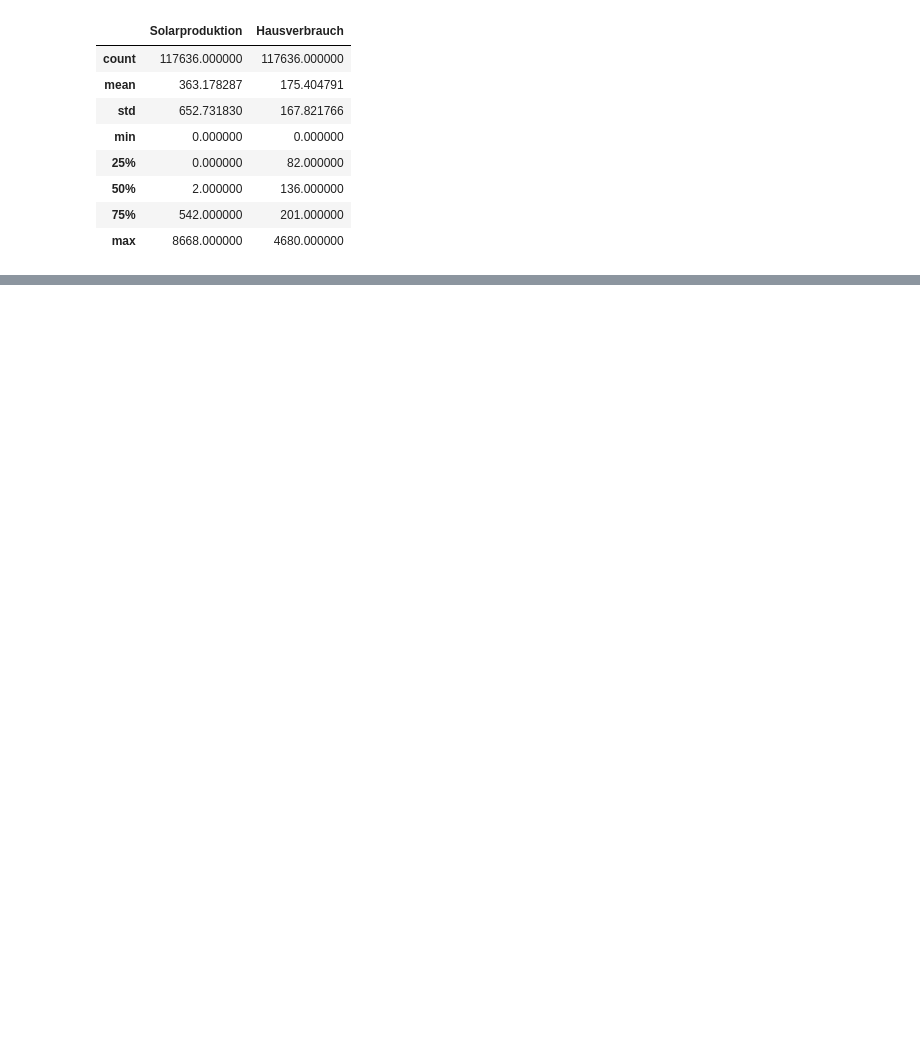
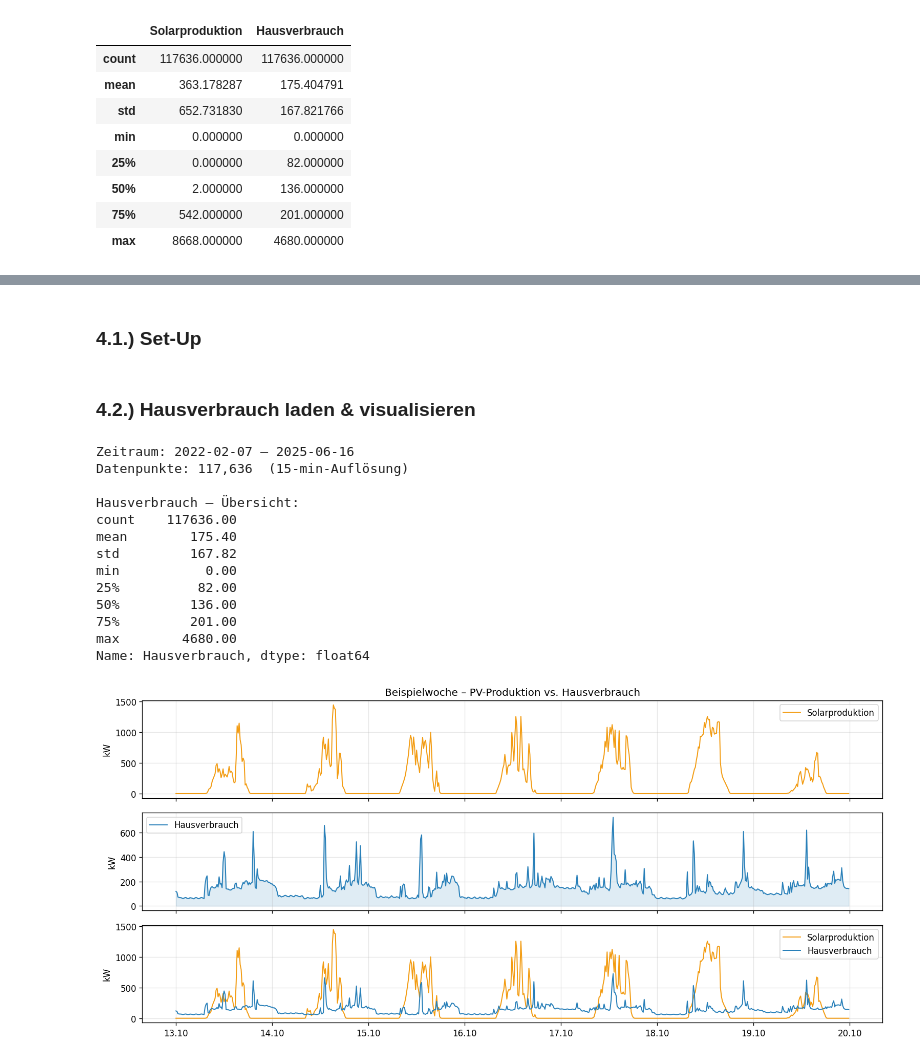
Before and after one commit to Anni075/KI-Project, a Jupyter notebook: notebooks/eda.ipynb, the cells around one changed output, grey strips where cells are left out. Drawn from its saved outputs; the diff is of its cells as text; code cells hidden in the pictures; blank space fills up the shorter version.

Commit message:
added Grundlastt-Analyse, Solarproduktion-Analyse, Vergleich

```diff
--- a/notebooks/eda.ipynb
+++ b/notebooks/eda.ipynb
@@ -108,0 +82,2 @@ plt.show()
+# %% [markdown]
+### 4.1.) Set-Up
@@ -108,0 +107,50 @@ plt.show()
+# %% [markdown]
+### 4.2.) Hausverbrauch laden & visualisieren
+# %%
+df = load_pv_data()
+df = add_time_features(df)
+print(f"Zeitraum: {df['timestamp'].min().date()} – {df['timestamp'].max().date()}")
+print(f"Datenpunkte: {len(df):,}  (15-min-Auflösung)")
+
+fig, axes = plt.subplots(3, 1, figsize=(13, 6), sharex=True)
+
+# 7-Tage-Beispiel
+start = df["timestamp"].iloc[len(df) // 2].floor("D")
+mask  = (df["timestamp"] >= start) & (df["timestamp"] < start + pd.Timedelta(days=7))
+sub   = df[mask].set_index("timestamp")
+
+axes[0].plot(sub.index, sub[TARGET_PV],   color="#f39c12", linewidth=1.2, label="Solarproduktion")
+axes[0].set_ylabel("kW"); axes[0].legend()
+axes[0].set_title("Beispielwoche – PV-Produktion vs. Hausverbrauch")
+
+axes[1].plot(sub.index, sub[TARGET_LOAD], color="#2980b9", linewidth=1.2, label="Hausverbrauch")
+axes[1].fill_between(sub.index, 0, sub[TARGET_LOAD], alpha=0.15, color="#2980b9")
+axes[1].set_ylabel("kW"); axes[1].legend()
+axes[1].xaxis.set_major_formatter(mdates.DateFormatter("%d.%m"))
+axes[1].xaxis.set_major_locator(mdates.DayLocator())
+
+print(f"\nHausverbrauch – Übersicht:")
+print(df[TARGET_LOAD].describe().round(2))
+
+axes[2].plot(sub.index, sub[TARGET_PV], color="#f39c12", linewidth=1.2, label="Solarproduktion")
+axes[2].plot(sub.index, sub[TARGET_LOAD], color="#2980b9", linewidth=1.2, label="Hausverbrauch")
+axes[2].set_ylabel("kW")
+axes[2].legend()
+
+plt.tight_layout()
+plt.show()
+# %% [output]
+Zeitraum: 2022-02-07 – 2025-06-16
+Datenpunkte: 117,636  (15-min-Auflösung)
+
+Hausverbrauch – Übersicht:
+count    117636.00
+mean        175.40
+std         167.82
+min           0.00
+25%          82.00
+50%         136.00
+75%         201.00
+max        4680.00
+Name: Hausverbrauch, dtype: float64
+[figure, added]
```
Also changed, not shown: parts of 28 cells of this notebook.
